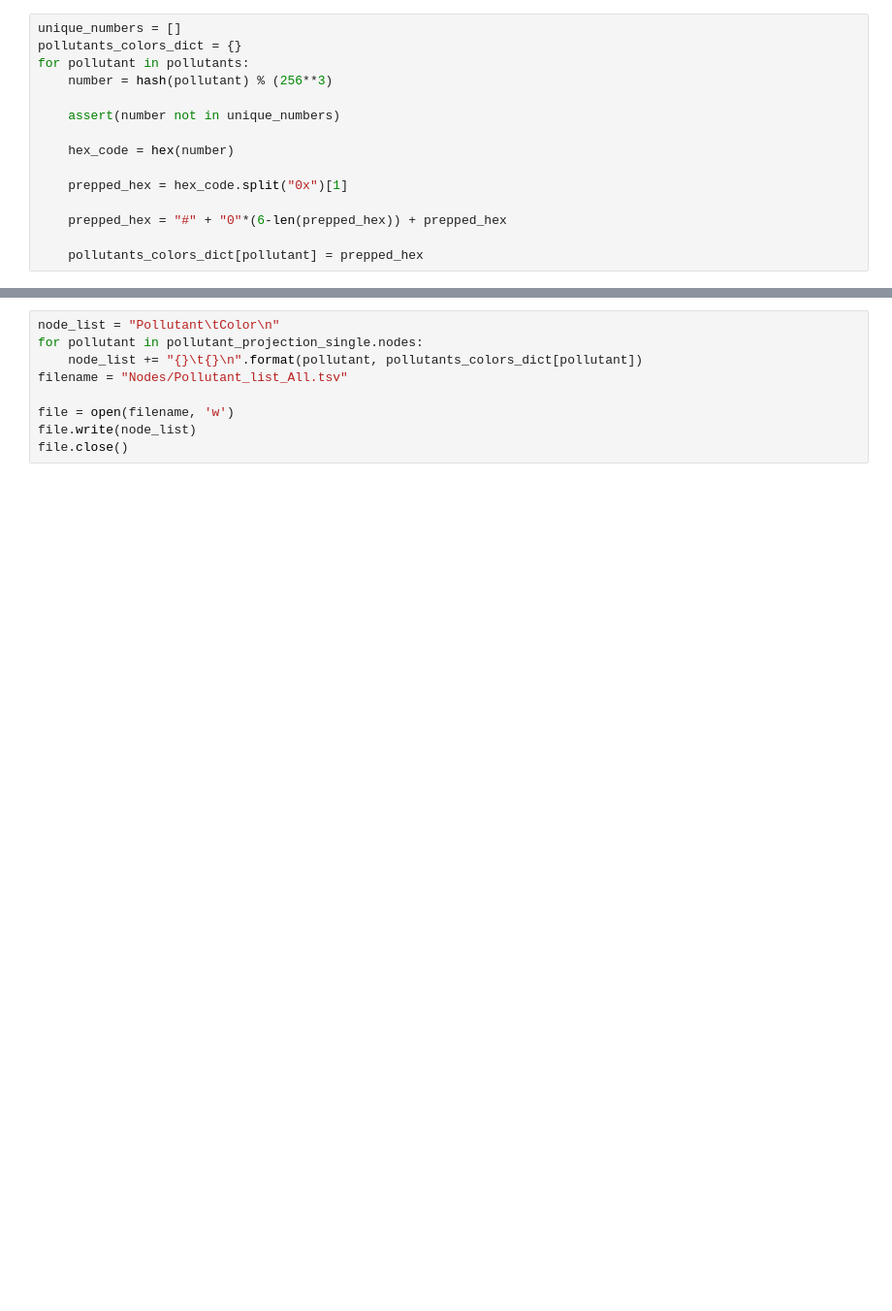
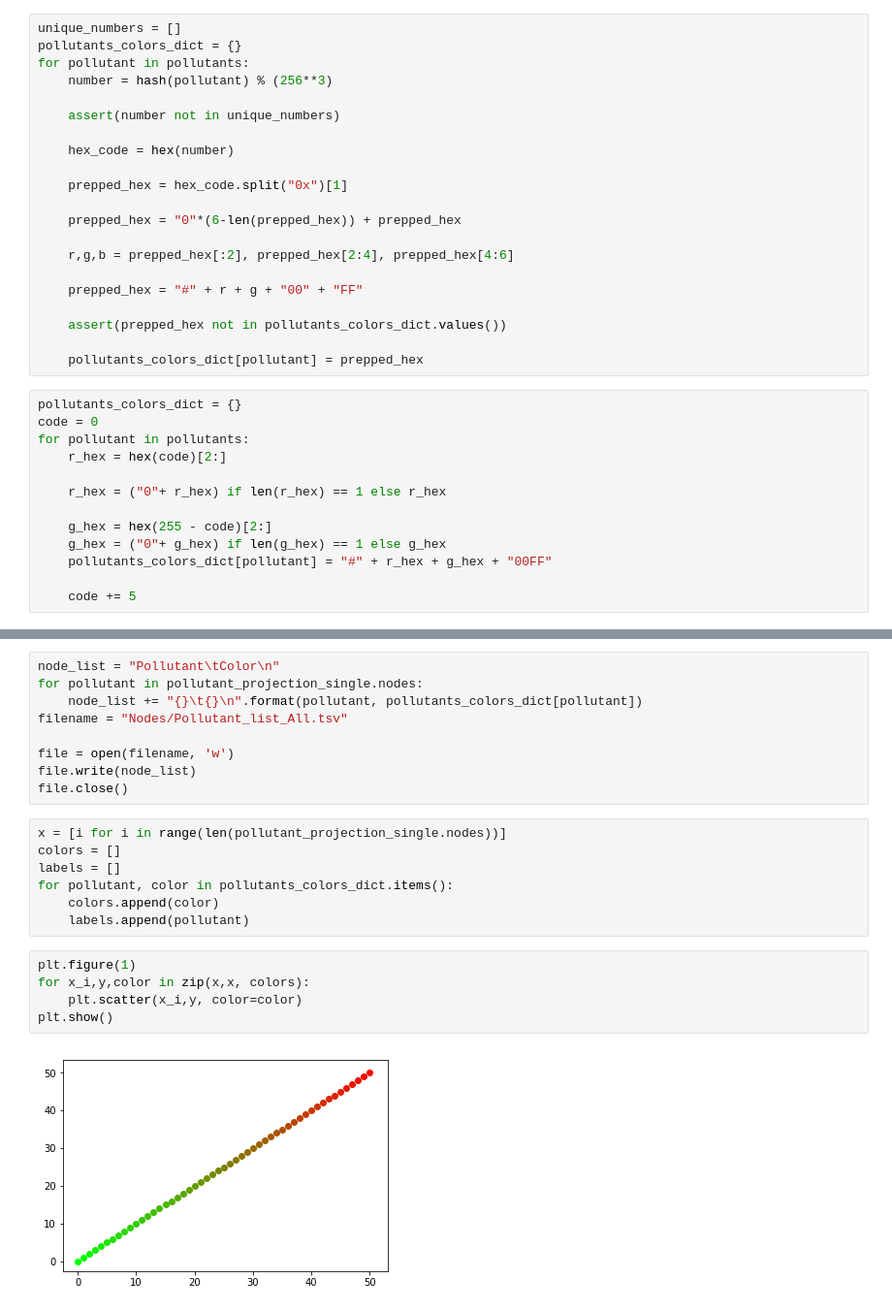
Before and after one commit to afly6899/Network_Science_Project, a Jupyter notebook: Graphing the Networks.ipynb, the cells around one changed output, grey strips where cells are left out. Shown at 97% size. Drawn from its saved outputs; the diff is of its cells as text; blank space fills up the shorter version.

```diff
--- a/Graphing the Networks.ipynb
+++ b/Graphing the Networks.ipynb
@@ -625,9 +625,28 @@ for pollutant in pollutants:
 
     prepped_hex = hex_code.split("0x")[1]
 
-    prepped_hex = "#" + "0"*(6-len(prepped_hex)) + prepped_hex
+    prepped_hex = "0"*(6-len(prepped_hex)) + prepped_hex
+
+    r,g,b = prepped_hex[:2], prepped_hex[2:4], prepped_hex[4:6]
+
+    prepped_hex = "#" + r + g + "00" + "FF"
+
+    assert(prepped_hex not in pollutants_colors_dict.values())
 
     pollutants_colors_dict[pollutant] = prepped_hex
+# %%
+pollutants_colors_dict = {}
+code = 0
+for pollutant in pollutants:
+    r_hex = hex(code)[2:]
+
+    r_hex = ("0"+ r_hex) if len(r_hex) == 1 else r_hex
+
+    g_hex = hex(255 - code)[2:]
+    g_hex = ("0"+ g_hex) if len(g_hex) == 1 else g_hex
+    pollutants_colors_dict[pollutant] = "#" + r_hex + g_hex + "00FF"
+
+    code += 5
 # %%
 for year in site_projections_by_year:
     # Now write it to a file
@@ -662,3 +681,17 @@ filename = "Nodes/Pollutant_list_All.tsv"
 file = open(filename, 'w')
 file.write(node_list)
 file.close()
+# %%
+x = [i for i in range(len(pollutant_projection_single.nodes))]
+colors = []
+labels = []
+for pollutant, color in pollutants_colors_dict.items():
+    colors.append(color)
+    labels.append(pollutant)
+# %%
+plt.figure(1)
+for x_i,y,color in zip(x,x, colors):
+    plt.scatter(x_i,y, color=color)
+plt.show()
+# %% [output]
+[figure, added]
```
Also changed, not shown: parts of 2 cells of this notebook, 7 other files.
